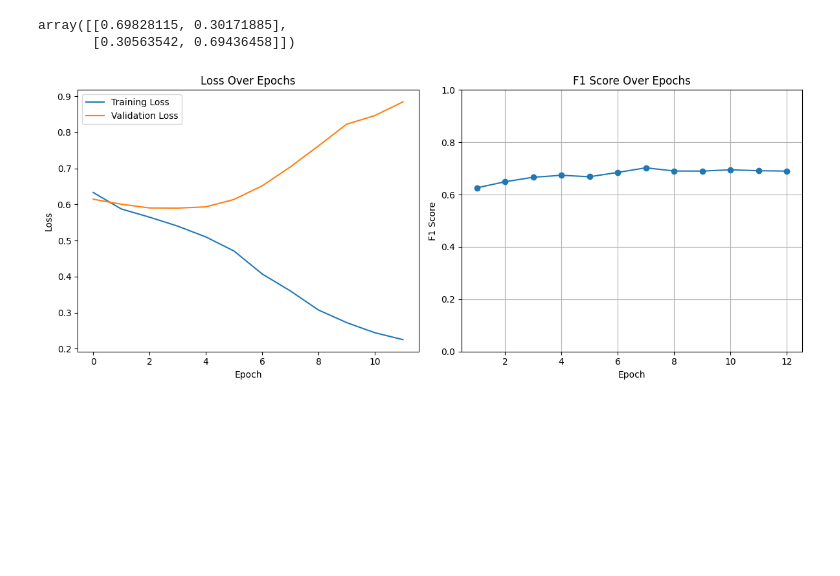
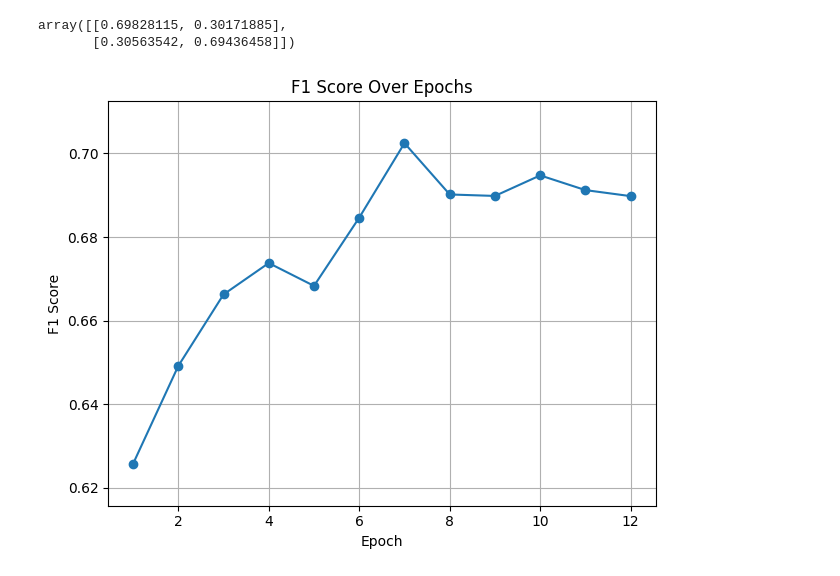
Before and after one commit to AAP9002/COMP34812-NLU-NLI, a Jupyter notebook: NLU_Method_B/BILSTM_RNN_Trainer.ipynb, the cells around one changed output. Drawn from its saved outputs; the diff is of its cells as text; code cells hidden in the pictures; blank space fills up the shorter version.

```diff
--- a/NLU_Method_B/BILSTM_RNN_Trainer.ipynb
+++ b/NLU_Method_B/BILSTM_RNN_Trainer.ipynb
@@ -530,24 +525,21 @@ array([[0.69828115, 0.30171885],
 # %%
 plt.figure(figsize=(12, 5))
 
-# Loss Plot
-plt.subplot(1, 2, 1)
-plt.plot(history.history['loss'], label='Training Loss')
-plt.plot(history.history['val_loss'], label='Validation Loss')
-plt.title('Loss Over Epochs')
-plt.xlabel('Epoch')
-plt.ylabel('Loss')
-plt.legend()
 
-
-plt.subplot(1,2,2)
+plt.subplot(1, 2, 2)
 plt.plot(range(1, len(f1_callback.f1_scores) + 1), f1_callback.f1_scores, marker='o')
 plt.title('F1 Score Over Epochs')
 plt.xlabel('Epoch')
 plt.ylabel('F1 Score')
-plt.ylim(0, 1)
+
+# 🔍 Zoom in to make the gain look more prominent
+min_f1 = min(f1_callback.f1_scores)
+max_f1 = max(f1_callback.f1_scores)
+margin = 0.01  # small buffer for nicer display
+
+plt.ylim(min_f1 - margin, max_f1 + margin)
 plt.grid(True)
 plt.tight_layout()
 plt.show()
 # %% [output]
-[figure, old version]
+[figure, new version]
```
Also changed, not shown: parts of 4 cells of this notebook.
